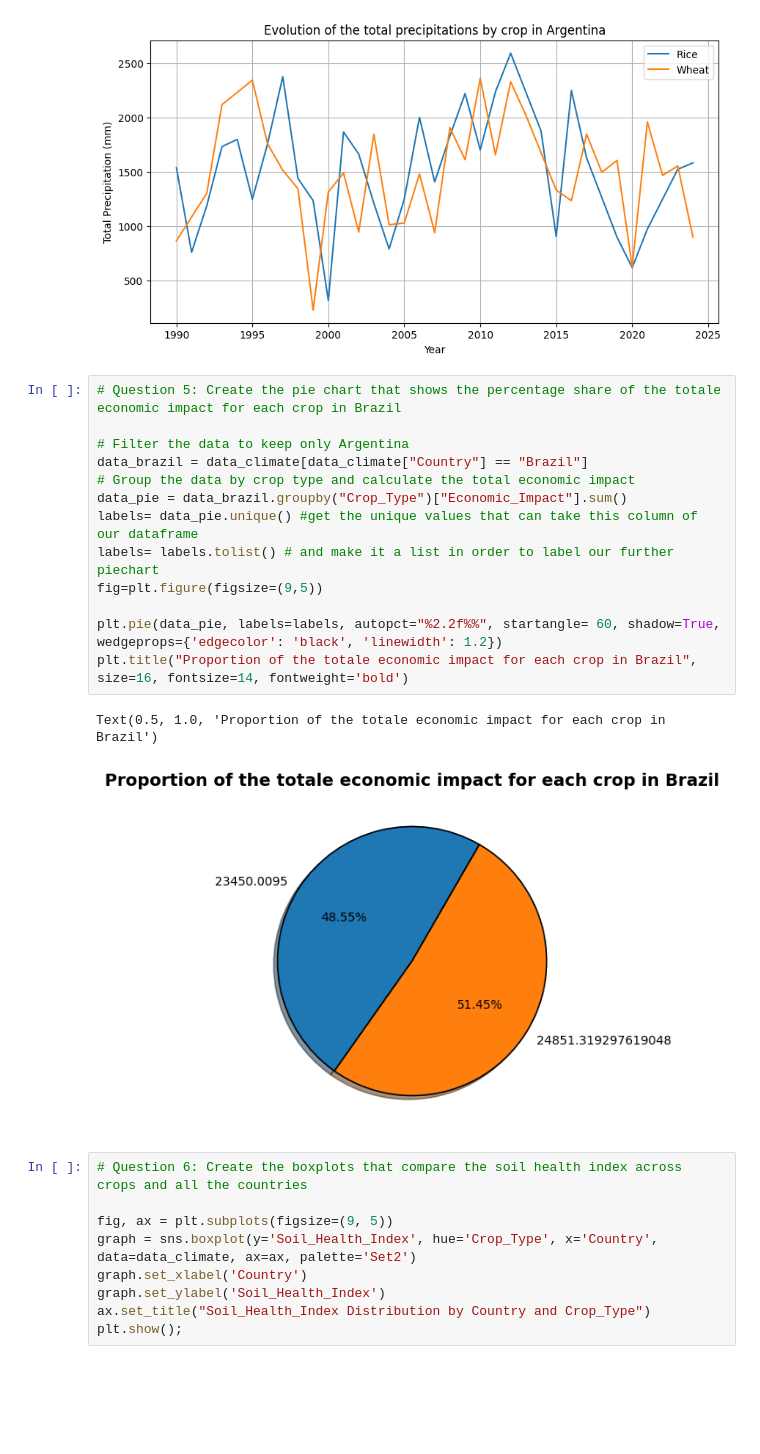
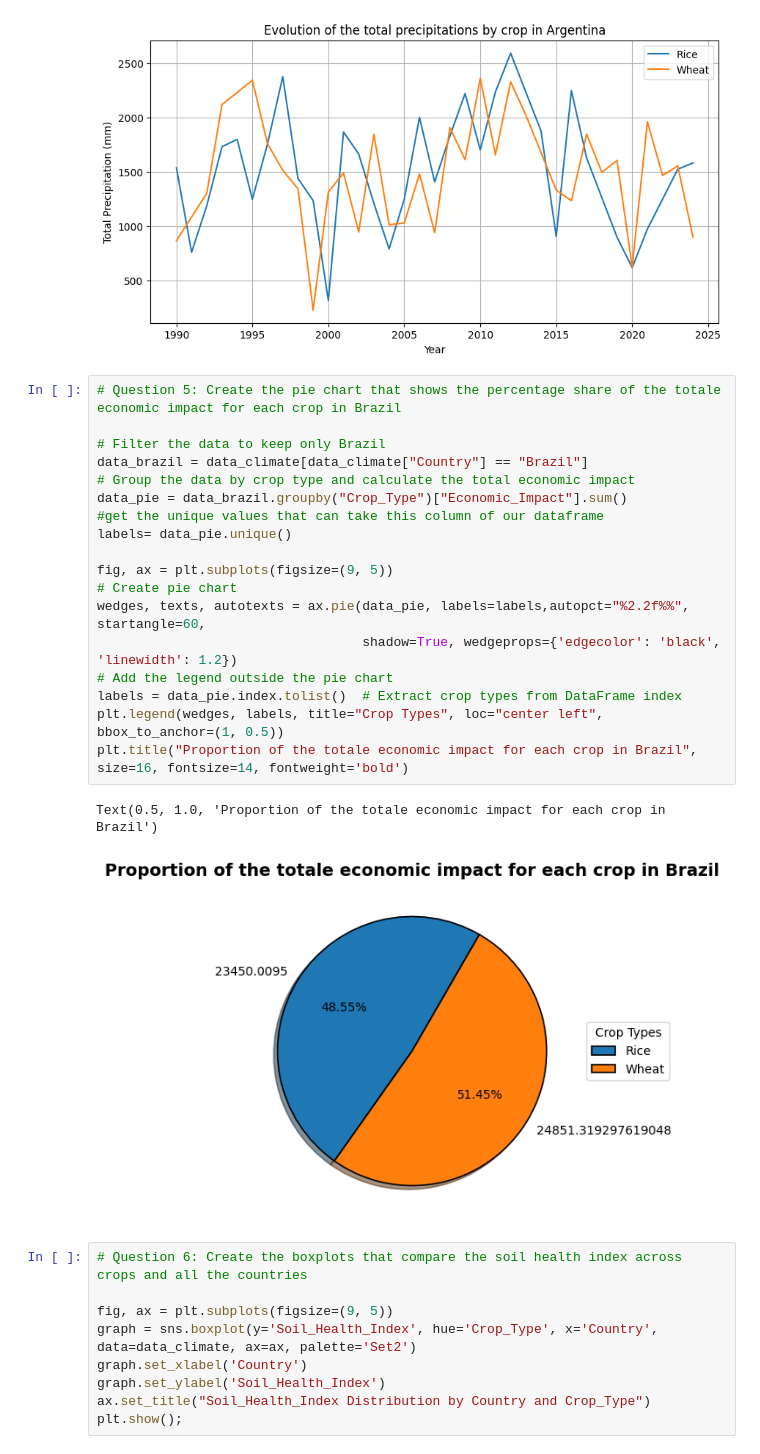
Before and after one commit to LemdjoM/Arduino, a Jupyter notebook: Assignment/assignment.ipynb, the cells around one changed output. Saved outputs shown, nothing was run; the diff lists cells and outputs as text; blank space fills up the shorter version.

```diff
--- a/Assignment/assignment.ipynb
+++ b/Assignment/assignment.ipynb
@@ -193,19 +193,24 @@ plt.show()
 # %%
 # Question 5: Create the pie chart that shows the percentage share of the totale economic impact for each crop in Brazil
 
-# Filter the data to keep only Argentina
+# Filter the data to keep only Brazil
 data_brazil = data_climate[data_climate["Country"] == "Brazil"]
 # Group the data by crop type and calculate the total economic impact
 data_pie = data_brazil.groupby("Crop_Type")["Economic_Impact"].sum()
-labels= data_pie.unique() #get the unique values that can take this column of our dataframe
-labels= labels.tolist() # and make it a list in order to label our further piechart
-fig=plt.figure(figsize=(9,5))
+#get the unique values that can take this column of our dataframe
+labels= data_pie.unique()
 
-plt.pie(data_pie, labels=labels, autopct="%2.2f%%", startangle= 60, shadow=True, wedgeprops={'edgecolor': 'black', 'linewidth': 1.2})
+fig, ax = plt.subplots(figsize=(9, 5))
+# Create pie chart
+wedges, texts, autotexts = ax.pie(data_pie, labels=labels,autopct="%2.2f%%", startangle=60,
+                                  shadow=True, wedgeprops={'edgecolor': 'black', 'linewidth': 1.2})
+# Add the legend outside the pie chart
+labels = data_pie.index.tolist()  # Extract crop types from DataFrame index
+plt.legend(wedges, labels, title="Crop Types", loc="center left", bbox_to_anchor=(1, 0.5))
 plt.title("Proportion of the totale economic impact for each crop in Brazil", size=16, fontsize=14, fontweight='bold')
 # %% [output]
 Text(0.5, 1.0, 'Proportion of the totale economic impact for each crop in Brazil')
-[figure, old version]
+[figure, new version]
 # %%
 # Question 6: Create the boxplots that compare the soil health index across crops and all the countries
 
```
Also changed, not shown: parts of 17 cells of this notebook.
